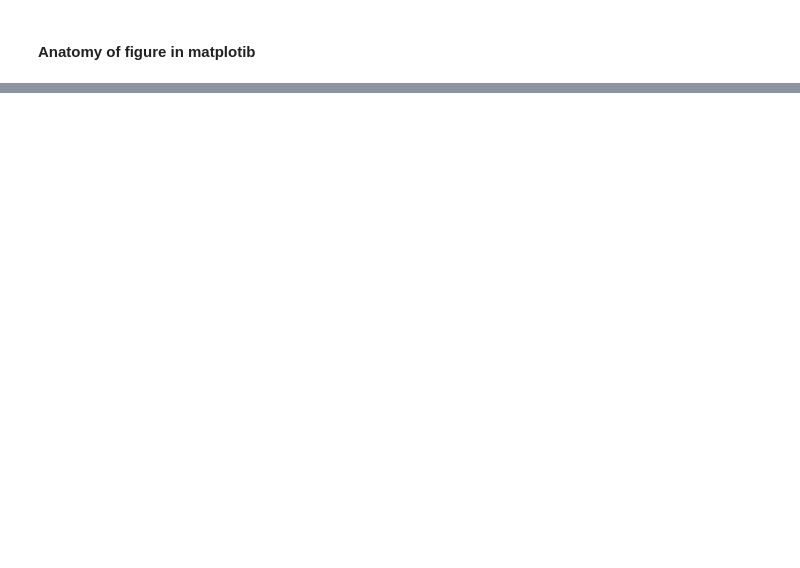
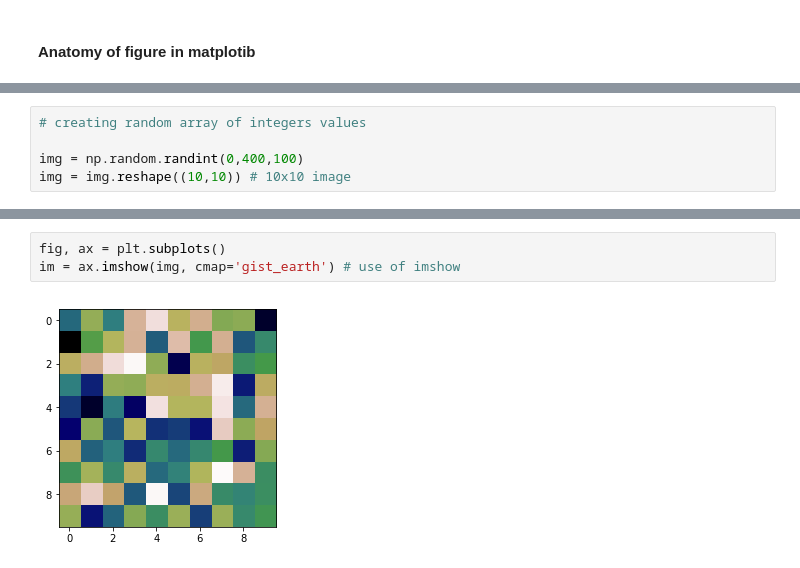
Before and after one commit to groverpr/learn_python_libraries, a Jupyter notebook: matplotlib/matplotlib_cheatsheet.ipynb, the cells around one changed output, grey strips where cells are left out. Cells and saved outputs as stored; diff of their text form; blank space fills up the shorter version.

```diff
--- a/matplotlib/matplotlib_cheatsheet.ipynb
+++ b/matplotlib/matplotlib_cheatsheet.ipynb
@@ -69,0 +221,5 @@ Source: https://matplotlib.org/faq/usage_faq.html
+# %%
+# creating random array of integers values
+
+img = np.random.randint(0,400,100)
+img = img.reshape((10,10)) # 10x10 image
@@ -69,0 +239,5 @@ Source: https://matplotlib.org/faq/usage_faq.html
+# %%
+fig, ax = plt.subplots()
+im = ax.imshow(img, cmap='gist_earth') # use of imshow
+# %% [output]
+[figure, added]
```
Also changed, not shown: parts of 45 cells of this notebook, 1 other file.
